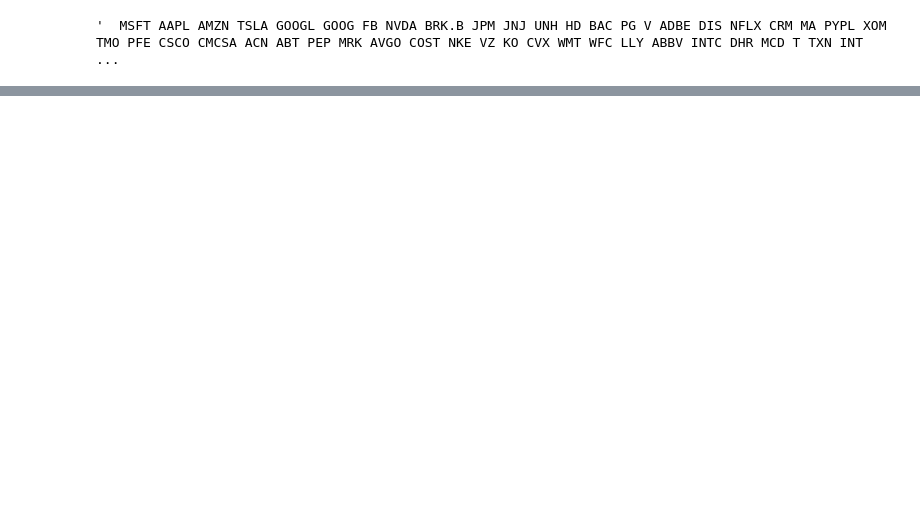
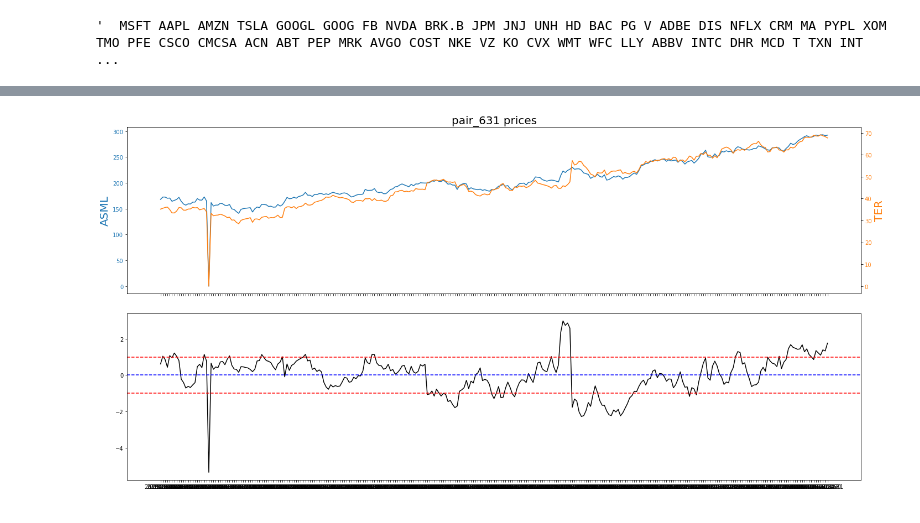
Before and after one commit to MaikeRM/itau_quantamental, a Jupyter notebook: pca.ipynb, the cells around one changed output, grey strips where cells are left out. Cells and saved outputs as stored; diff of their text form; code cells hidden in the pictures; blank space fills up the shorter version.

```diff
--- a/pca.ipynb
+++ b/pca.ipynb
@@ -120,0 +148,4 @@ for i in op.filtered_pairs.index:
+# %%
+op.plot_pair_price_spread(idx=631)
+# %% [output]
+[figure, added]
```
Also changed, not shown: parts of 11 cells of this notebook, 2 other files.
